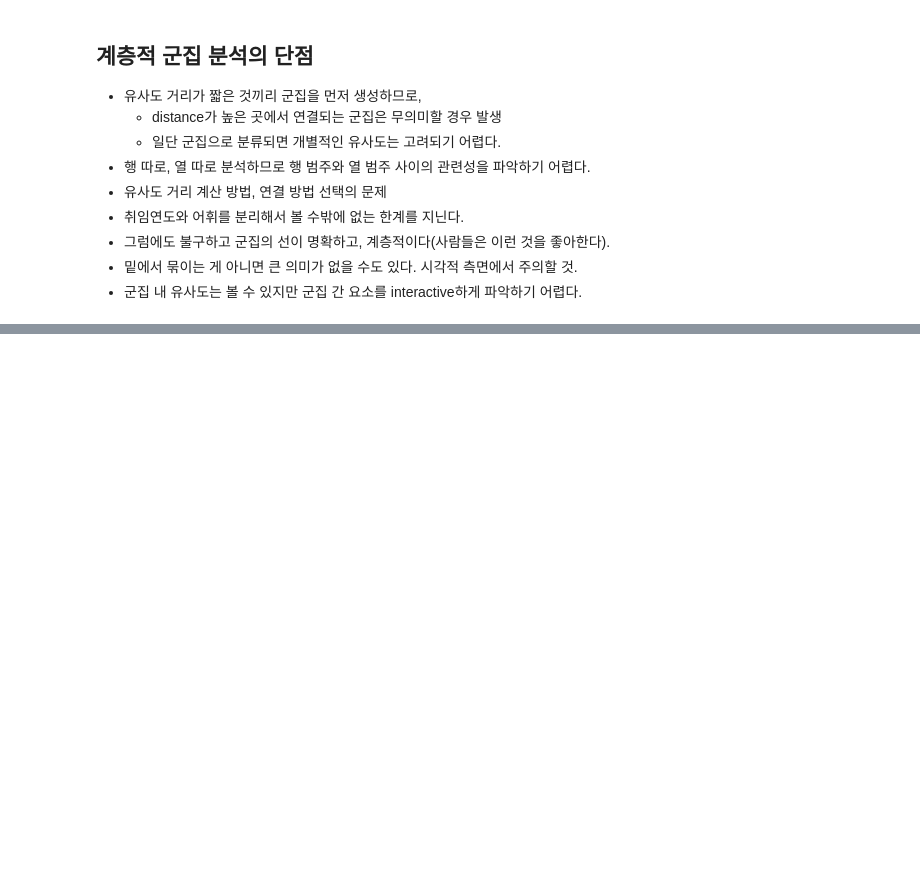
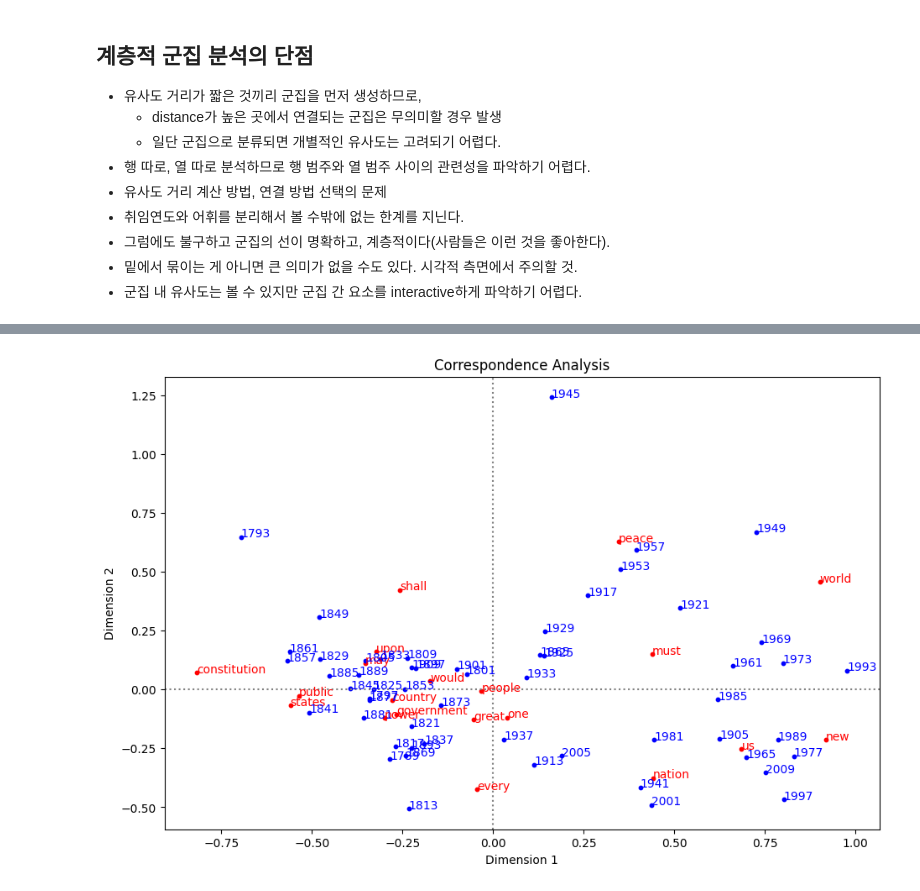
Before and after one commit to yunjichoi37/corpus-linguistics, a Jupyter notebook: 실습/10_탐색적데이터분석.ipynb, the cells around one changed output, grey strips where cells are left out. Cells and saved outputs as stored; diff of their text form; code cells hidden in the pictures; blank space fills up the shorter version.

```diff
--- a/실습/10_탐색적데이터분석.ipynb
+++ b/실습/10_탐색적데이터분석.ipynb
@@ -196,0 +224,24 @@ plt.show()
+# %%
+import pandas as pd
+import prince # correspondence 계산 함수
+
+ca = prince.CA(n_components=2)
+ca = ca.fit(df.iloc[:20, :-1])
+row_coords = ca.row_coordinates(df.iloc[:20, :-1])
+col_coords = ca.column_coordinates(df.iloc[:20, :-1])
+plt.figure(figsize=(11, 7))
+plt.scatter(row_coords[0], row_coords[1], c='red', label='Rows', s=10)
+plt.scatter(col_coords[0], col_coords[1], c='blue', label='Columns', s=10)
+
+for i, txt in enumerate(df.iloc[:20, :-1].index):
+    plt.annotate(txt, (row_coords[0][i], row_coords[1][i]), color='red')
+for i, txt in enumerate(df.iloc[:20, :-1].columns):
+    plt.annotate(txt, (col_coords[0][i], col_coords[1][i]), color='blue')
+plt.title('Correspondence Analysis')
+plt.xlabel('Dimension 1')
+plt.ylabel('Dimension 2')
+plt.axhline(y=0, linestyle='dotted', color='grey')
+plt.axvline(x=0, linestyle='dotted', color='grey')
+plt.show()
+# %% [output]
+[figure, added]
```
Also changed, not shown: parts of 5 cells of this notebook.
